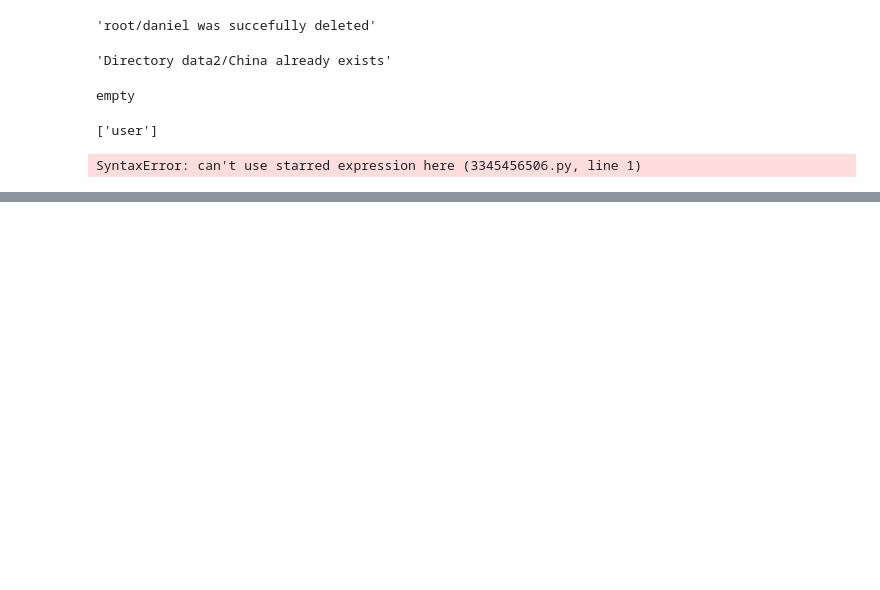
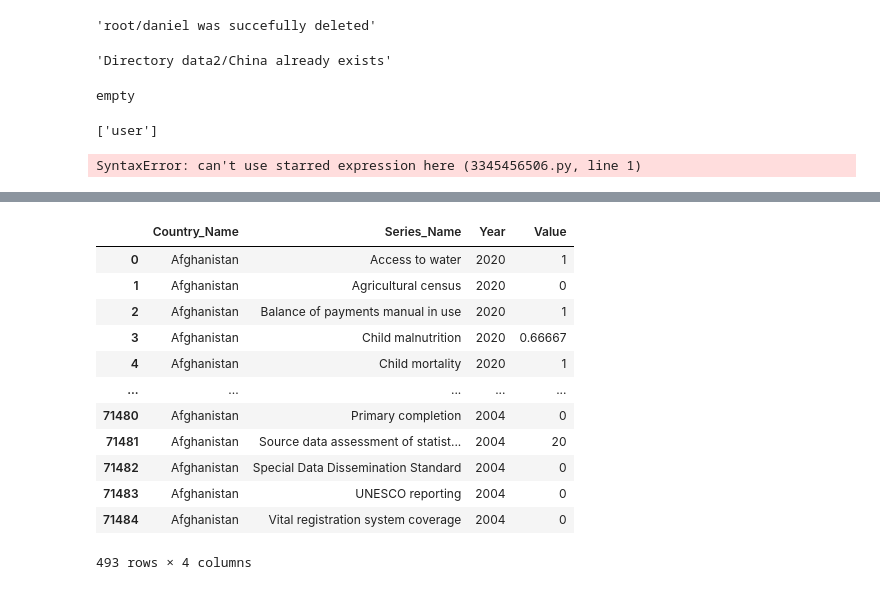
Before and after one commit to DanielDaCosta/distributed-file-system, a Jupyter notebook: tools.ipynb, the cells around one changed output, grey strips where cells are left out. Saved outputs shown, nothing was run; the diff lists cells and outputs as text; code cells hidden in the pictures; blank space fills up the shorter version.

```diff
--- a/tools.ipynb
+++ b/tools.ipynb
@@ -126,0 +214,17 @@ TypeError: func1() missing 1 required positional argument: 'c'
+# %%
+df_melted.loc[
+    (df_melted['Country_Name'] == 'Afghanistan')]# & (df_melted['Series_Name'] == 'Child malnutrition')]
+# %% [output]
+|  | Country_Name | Series_Name | Year | Value |
+| 0 | Afghanistan | Access to water | 2020 | 1 |
+| 1 | Afghanistan | Agricultural census | 2020 | 0 |
+| 2 | Afghanistan | Balance of payments manual in use | 2020 | 1 |
+| 3 | Afghanistan | Child malnutrition | 2020 | 0.66667 |
+| 4 | Afghanistan | Child mortality | 2020 | 1 |
+| ... | ... | ... | ... | ... |
+| 71480 | Afghanistan | Primary completion | 2004 | 0 |
+| 71481 | Afghanistan | Source data assessment of statist... | 2004 | 20 |
+| 71482 | Afghanistan | Special Data Dissemination Standard | 2004 | 0 |
+| 71483 | Afghanistan | UNESCO reporting | 2004 | 0 |
+| 71484 | Afghanistan | Vital registration system coverage | 2004 | 0 |
+493 rows × 4 columns
```
Also changed, not shown: parts of 17 cells of this notebook, 11 other files.
